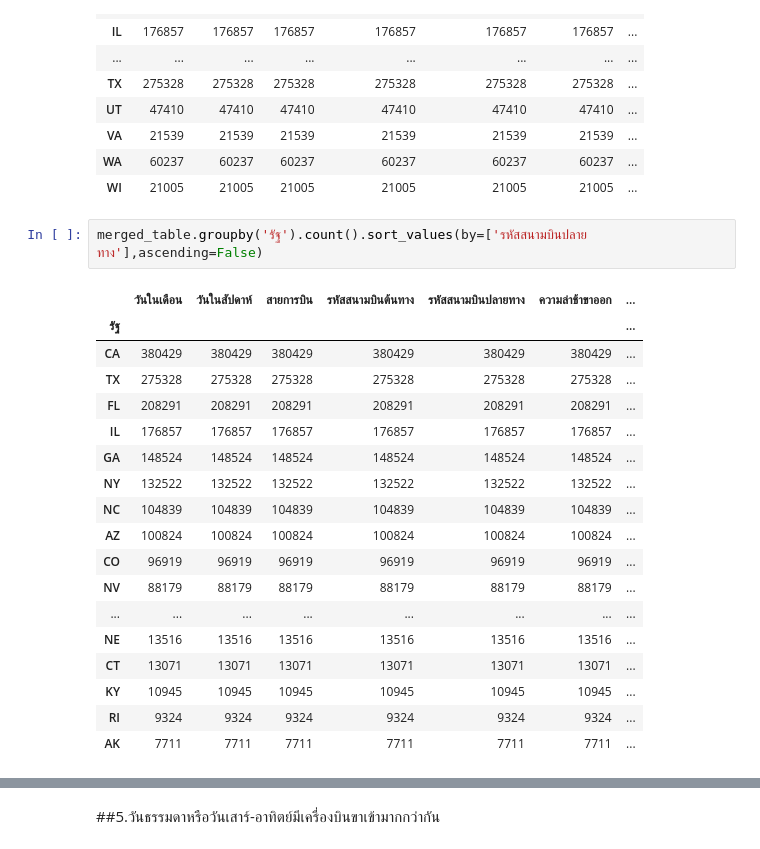
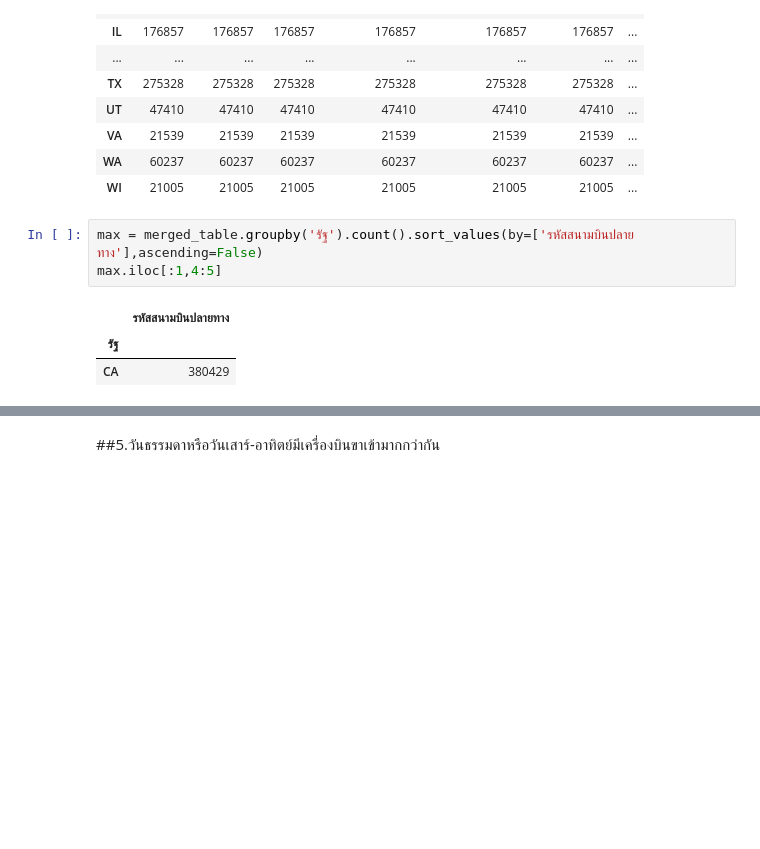
Before and after one commit to Thitichaya2000/DWDM21, a Jupyter notebook: MiniExam.ipynb, the cells around one changed output, grey strips where cells are left out. Drawn from its saved outputs; the diff is of its cells as text; blank space fills up the shorter version.

```diff
--- a/MiniExam.ipynb
+++ b/MiniExam.ipynb
@@ -140,24 +140,10 @@ merged_table.groupby('รัฐ').count()
 | WA | 60237 | 60237 | 60237 | 60237 | 60237 | 60237 | ... |
 | WI | 21005 | 21005 | 21005 | 21005 | 21005 | 21005 | ... |
 # %%
-merged_table.groupby('รัฐ').count().sort_values(by=['รหัสสนามบินปลายทาง'],ascending=False)
+max = merged_table.groupby('รัฐ').count().sort_values(by=['รหัสสนามบินปลายทาง'],ascending=False)
+max.iloc[:1,4:5]
 # %% [output]
-|  | วันในเดือน | วันในสัปดาห์ | สายการบิน | รหัสสนามบินต้นทาง | รหัสสนามบินปลายทาง | ความล่าช้าขาออก | ... |
-| รัฐ |  |  |  |  |  |  | ... |
-| CA | 380429 | 380429 | 380429 | 380429 | 380429 | 380429 | ... |
-| TX | 275328 | 275328 | 275328 | 275328 | 275328 | 275328 | ... |
-| FL | 208291 | 208291 | 208291 | 208291 | 208291 | 208291 | ... |
-| IL | 176857 | 176857 | 176857 | 176857 | 176857 | 176857 | ... |
-| GA | 148524 | 148524 | 148524 | 148524 | 148524 | 148524 | ... |
-| NY | 132522 | 132522 | 132522 | 132522 | 132522 | 132522 | ... |
-| NC | 104839 | 104839 | 104839 | 104839 | 104839 | 104839 | ... |
-| AZ | 100824 | 100824 | 100824 | 100824 | 100824 | 100824 | ... |
-| CO | 96919 | 96919 | 96919 | 96919 | 96919 | 96919 | ... |
-| NV | 88179 | 88179 | 88179 | 88179 | 88179 | 88179 | ... |
-| ... | ... | ... | ... | ... | ... | ... | ... |
-| NE | 13516 | 13516 | 13516 | 13516 | 13516 | 13516 | ... |
-| CT | 13071 | 13071 | 13071 | 13071 | 13071 | 13071 | ... |
-| KY | 10945 | 10945 | 10945 | 10945 | 10945 | 10945 | ... |
-| RI | 9324 | 9324 | 9324 | 9324 | 9324 | 9324 | ... |
-| AK | 7711 | 7711 | 7711 | 7711 | 7711 | 7711 | ... |
+|  | รหัสสนามบินปลายทาง |
+| รัฐ |  |
+| CA | 380429 |
 # %%
```
Also changed, not shown: parts of 16 cells of this notebook.
